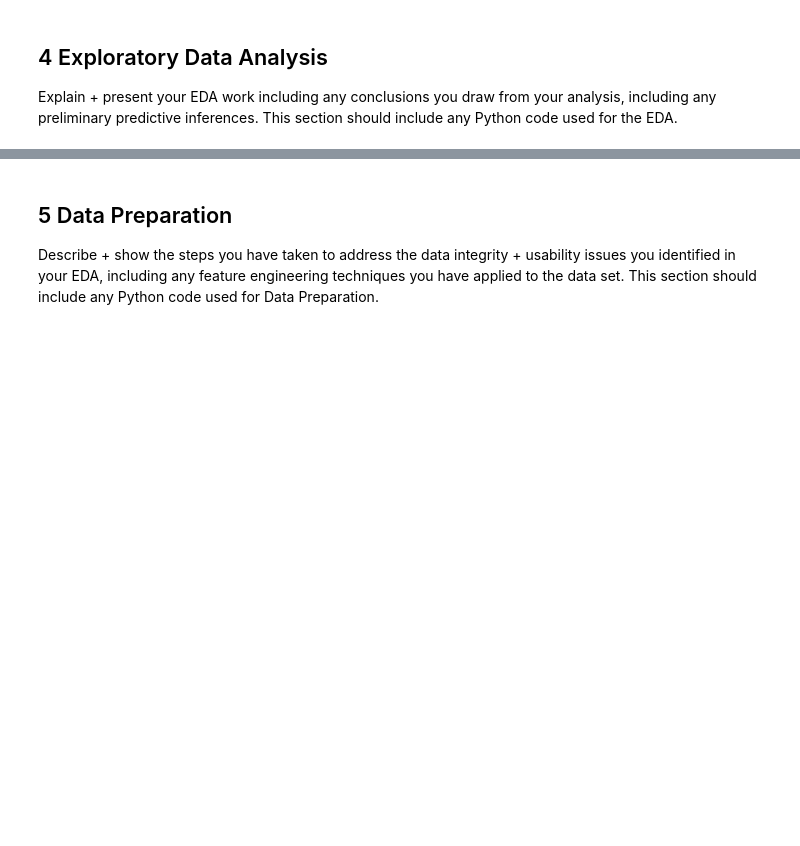
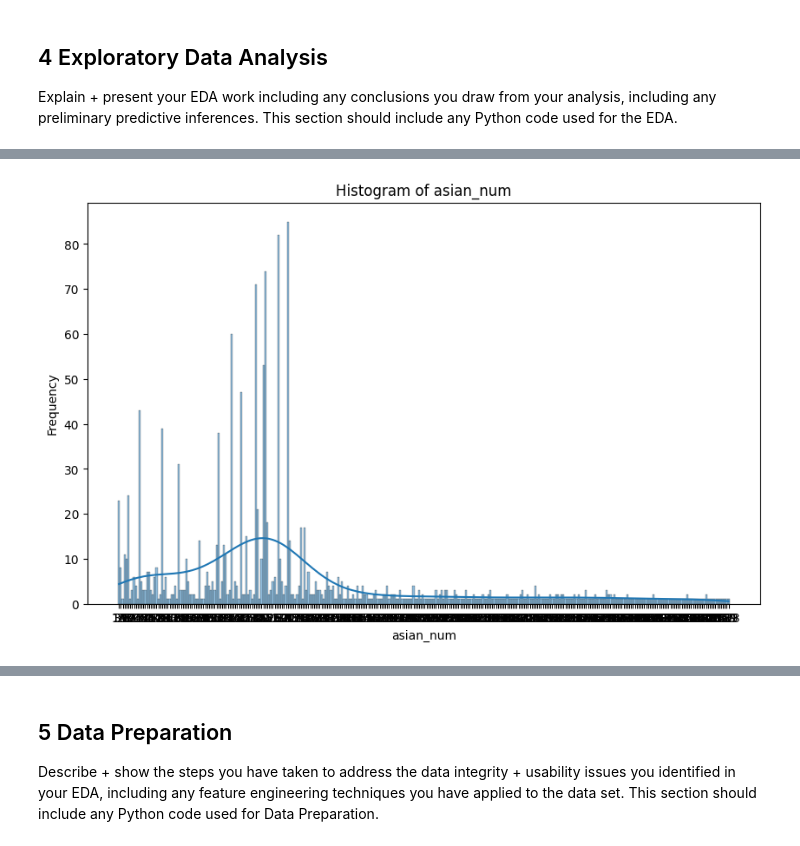
Before and after one commit to Francesgaba/GraduationOutcomes, a Jupyter notebook: graduation_outcomes.ipynb, the cells around one changed output, grey strips where cells are left out. Drawn from its saved outputs; the diff is of its cells as text; code cells hidden in the pictures; blank space fills up the shorter version.

```diff
--- a/graduation_outcomes.ipynb
+++ b/graduation_outcomes.ipynb
@@ -44,0 +84,3 @@ merged_df.head()
+# %%
+df2 = df2_filtered[df2_filtered['Demographic'] == 'Total Cohort']
+df2
@@ -44,0 +101,8 @@ merged_df.head()
+# %%
+cohort_to_schoolyear = {
+    '2004': '20082009',
+    '2005': '20092010'
+}
+df2['mapped_schoolyear'] = df2['Cohort'].map(cohort_to_schoolyear)
+merged_df = pd.merge(df1_filtered, df2, left_on=['dbn', 'schoolyear'], right_on=['DBN', 'mapped_schoolyear'], how='left')
+merged_df
@@ -44,0 +128,6 @@ merged_df.head()
+# %%
+columns_to_drop = ['frl_percent', 'Demographic', 'DBN', 'School Name', 'Cohort', 'mapped_schoolyear']
+
+merged_df.drop(columns=columns_to_drop, axis=1, inplace=True)
+
+merged_df.head()
@@ -125,3 +228,6 @@ Explain + present the end-to-end methodology you made use of for all aspects of
 # %% [markdown]
 ## 4 Exploratory Data Analysis
 Explain + present your EDA work including any conclusions you draw from your analysis, including any preliminary predictive inferences. This section should include any Python code used for the EDA.
+# %%
+from src.graduation_outcomes.graduation_eda import EDAPerformer
+eda = EDAPerformer(merged_df)
@@ -127,0 +308,5 @@ Explain + present your EDA work including any conclusions you draw from your ana
+# %%
+
+eda.plot_histogram('asian_num')
+# %% [output]
+[figure, added]
```
Also changed, not shown: parts of 28 cells of this notebook, 4 other files.
